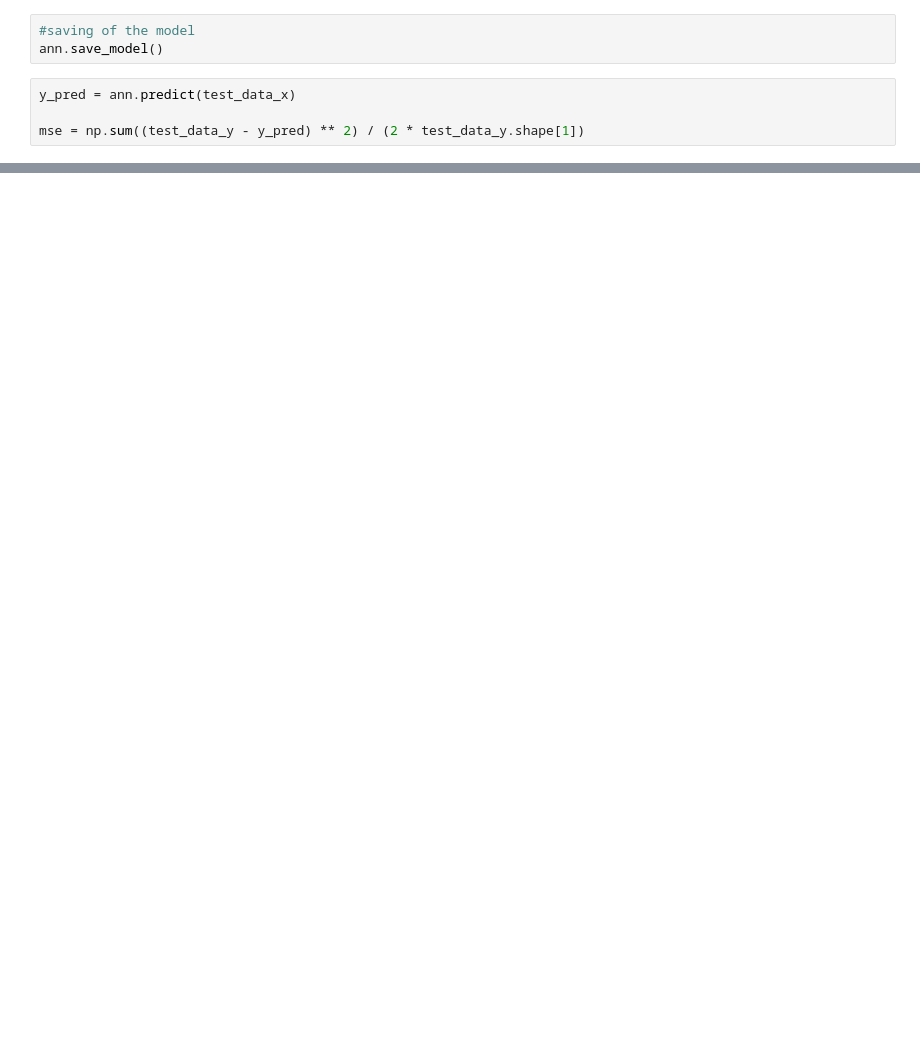
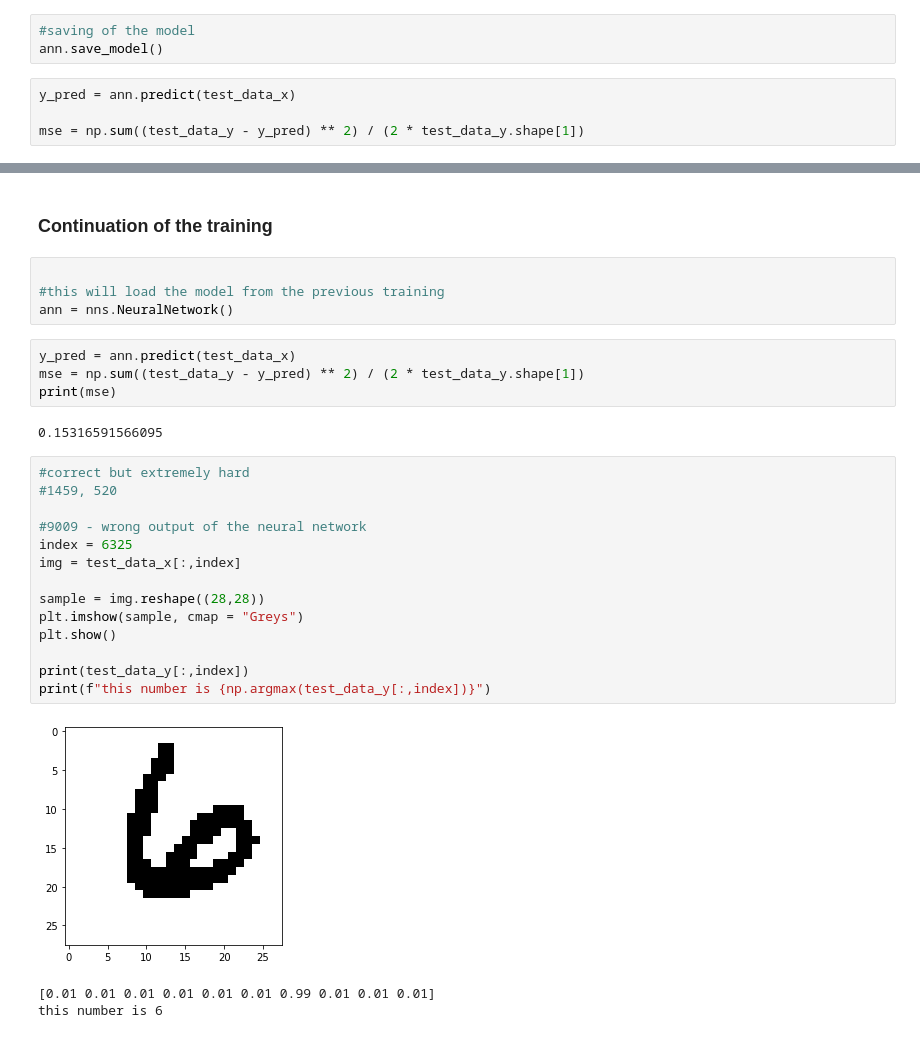
Before and after one commit to Francis-Magallanes/Any, a Jupyter notebook: Neural-Network-Training.ipynb, the cells around one changed output, grey strips where cells are left out. Drawn from its saved outputs; the diff is of its cells as text; blank space fills up the shorter version.

```diff
--- a/Neural-Network-Training.ipynb
+++ b/Neural-Network-Training.ipynb
@@ -153,3 +174,33 @@ this number is 1
+# %% [markdown]
+### Continuation of the training
+# %%
+
+#this will load the model from the previous training
+ann = nns.NeuralNetwork()
+# %%
+y_pred = ann.predict(test_data_x)
+mse = np.sum((test_data_y - y_pred) ** 2) / (2 * test_data_y.shape[1])
+print(mse)
+# %% [output]
+0.15316591566095
+# %%
+#correct but extremely hard
+#1459, 520
+
+#9009 - wrong output of the neural network
+index = 6325
+img = test_data_x[:,index]
+
+sample = img.reshape((28,28))
+plt.imshow(sample, cmap = "Greys")
+plt.show()
+
+print(test_data_y[:,index])
+print(f"this number is {np.argmax(test_data_y[:,index])}")
+# %% [output]
+[figure, added]
+[0.01 0.01 0.01 0.01 0.01 0.01 0.99 0.01 0.01 0.01]
+this number is 6
 # %%
 test = np.array([img])
 test = test.T
```
Also changed, not shown: parts of 9 cells of this notebook, 1 other file.
